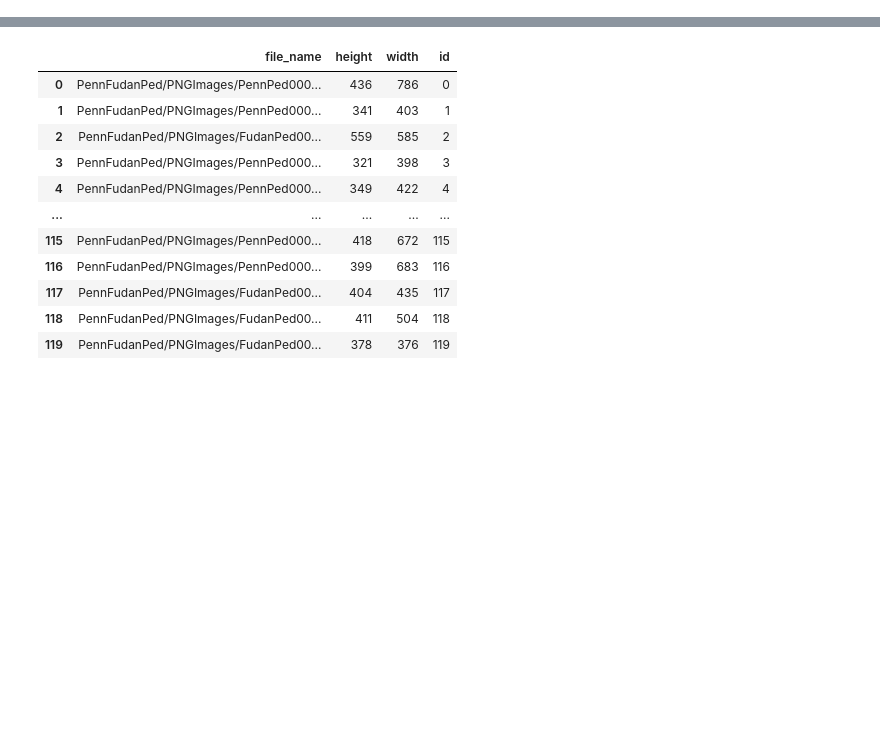
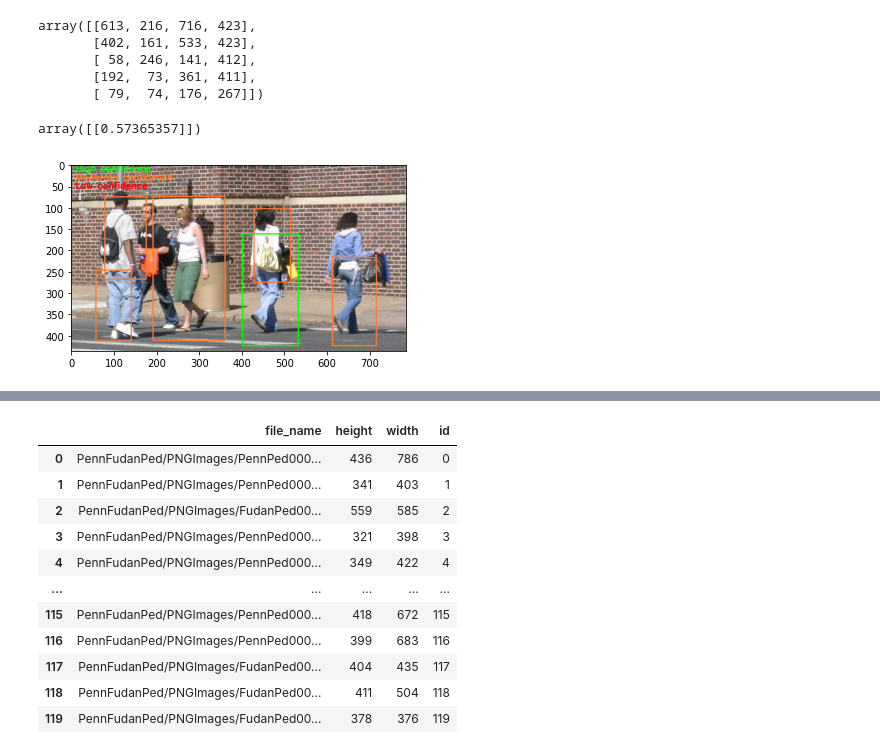
Before and after one commit to aditi184/PedestrianDetection, a Jupyter notebook: notebook.ipynb, the cells around one changed output, grey strips where cells are left out. Cells and saved outputs as stored; diff of their text form; code cells hidden in the pictures; blank space fills up the shorter version.

```diff
--- a/notebook.ipynb
+++ b/notebook.ipynb
@@ -0,0 +51,20 @@
+# %%
+pick
+# %% [output]
+array([[613, 216, 716, 423],
+       [402, 161, 533, 423],
+       [ 58, 246, 141, 412],
+       [192,  73, 361, 411],
+       [ 79,  74, 176, 267]])
+# %%
+scores[(pick[0] == rects).mean(axis=1) == 1]
+# %% [output]
+array([[0.57365357]])
+# %%
+img = draw_rectangles(img, hog.detectMultiScale(img))
+# %%
+img = cv2.cvtColor(img, cv2.COLOR_BGR2RGB)
+plt.imshow(img) # , cmap='gray')
+plt.show()
+# %% [output]
+[figure, added]
```
Also changed, not shown: parts of 22 cells of this notebook, 1 other file.
